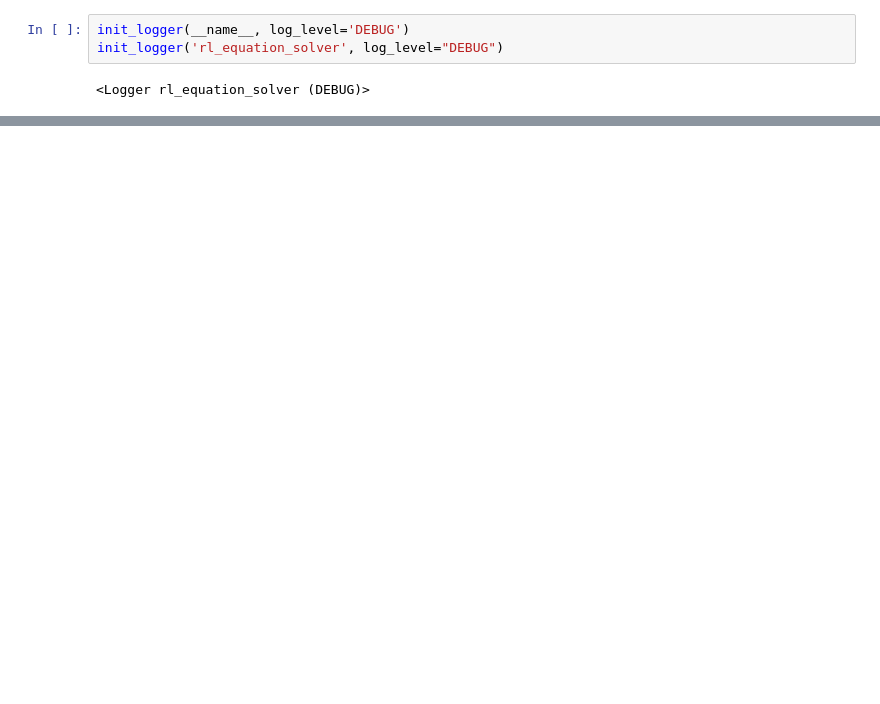
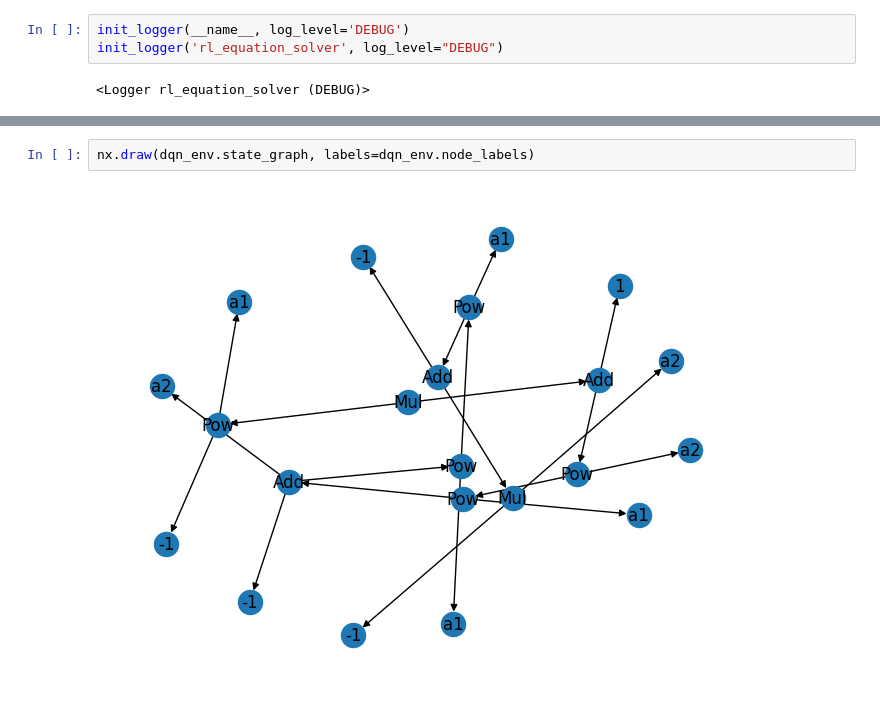
Before and after one commit to bnb32/RL-equation-solver, a Jupyter notebook: rl_equation_solver/dev/train_and_plot.ipynb, the cells around one changed output, grey strips where cells are left out. Saved outputs shown, nothing was run; the diff lists cells and outputs as text; blank space fills up the shorter version.

```diff
--- a/rl_equation_solver/dev/train_and_plot.ipynb
+++ b/rl_equation_solver/dev/train_and_plot.ipynb
@@ -68 +88,5 @@ env = Env(order=2)
+# %%
+nx.draw(dqn_env.state_graph, labels=dqn_env.node_labels)
+# %% [output]
+[figure, added]
 # %%
```
Also changed, not shown: parts of 12 cells of this notebook, 8 other files.
